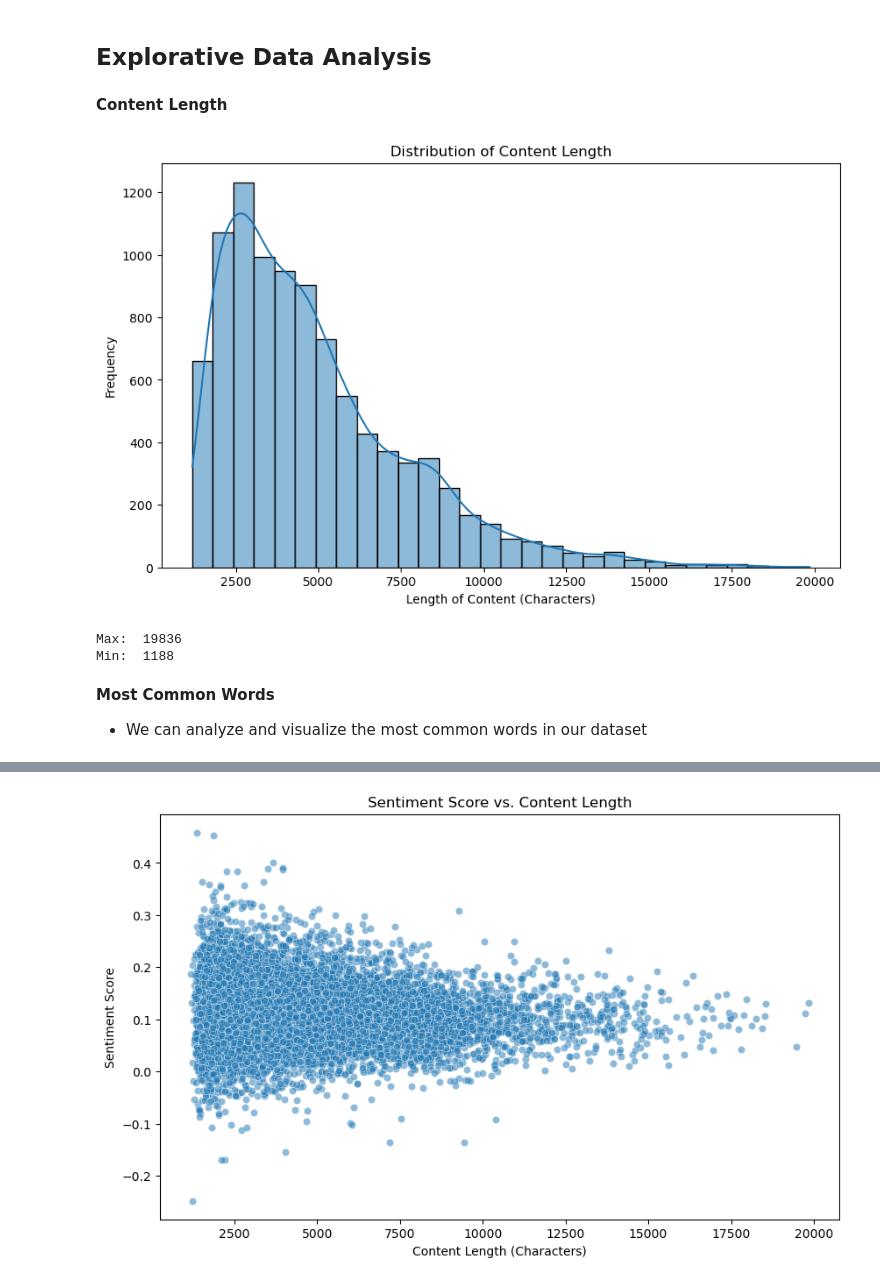
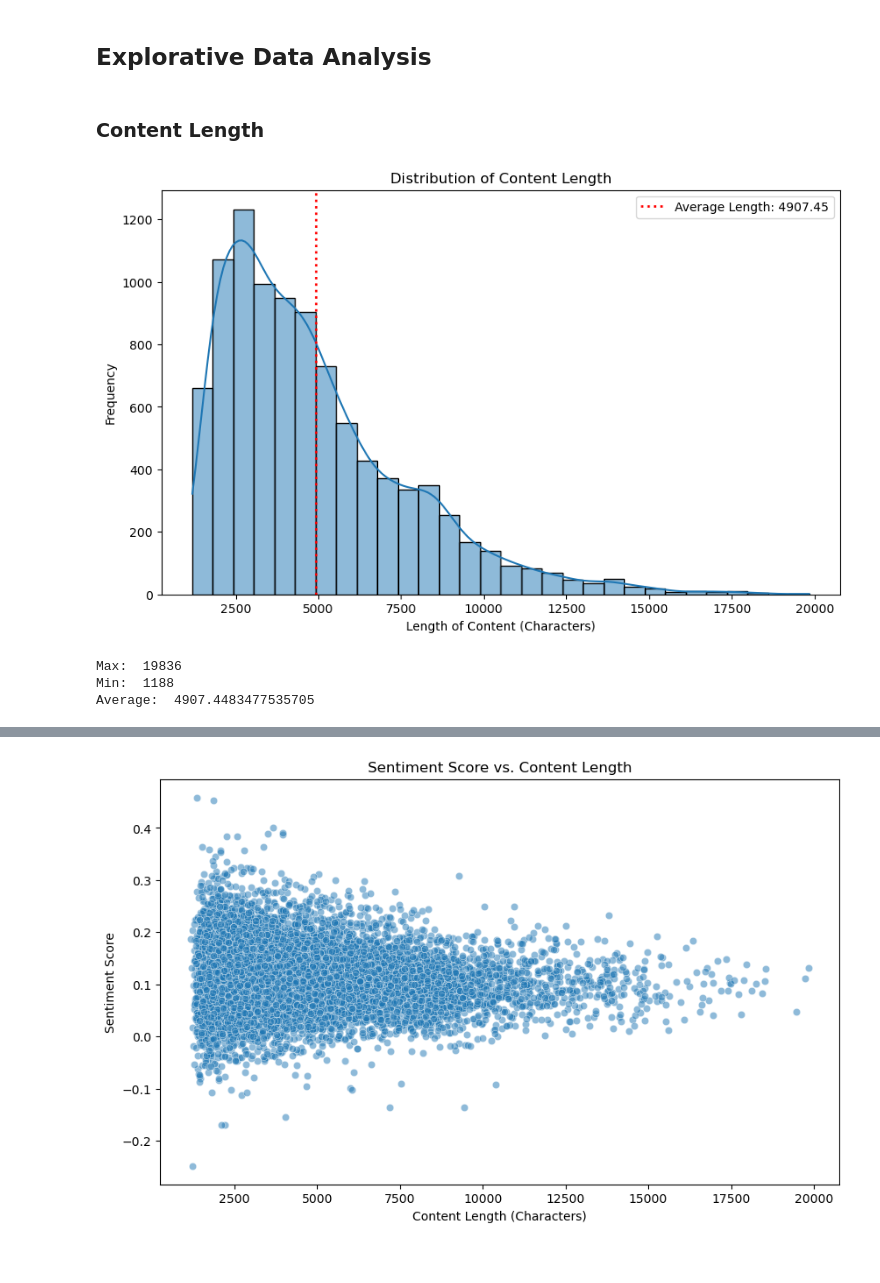
Before and after one commit to alexschillingfhnw/npr-mc1, a Jupyter notebook: src/data-analysis.ipynb, the cells around one changed output, grey strips where cells are left out. Drawn from its saved outputs; the diff is of its cells as text; code cells hidden in the pictures.

Commit message:
continue data analysis
added word cloud, n-gram analysis and more

```diff
--- a/src/data-analysis.ipynb
+++ b/src/data-analysis.ipynb
@@ -151,25 +153,29 @@ for text in data_sample:
 # %% [markdown]
 ## Explorative Data Analysis
 # %% [markdown]
-**Content Length**
+### Content Length
 # %%
 # Add a column for the length of each content
 data['content_length'] = data['content'].apply(len)
 
+# Calculate the average content length
+average_length = data['content_length'].mean()
+
 # Visualize the distribution of content length
 plt.figure(figsize=(10, 6))
 sns.histplot(data['content_length'], bins=30, kde=True)
+plt.axvline(average_length, color='red', linestyle='dotted', linewidth=2, label=f'Average Length: {average_length:.2f}')
 plt.title('Distribution of Content Length')
 plt.xlabel('Length of Content (Characters)')
 plt.ylabel('Frequency')
+plt.legend()
 plt.show()
 
 print("Max: ", data['content_length'].max())
 print("Min: ", data['content_length'].min())
+print("Average: ", average_length)
 # %% [output]
-[figure, old version]
+[figure, new version]
 Max:  19836
 Min:  1188
+Average:  4907.4483477535705
-# %% [markdown]
-**Most Common Words**
-- We can analyze and visualize the most common words in our dataset
```
Also changed, not shown: parts of 17 cells of this notebook.
